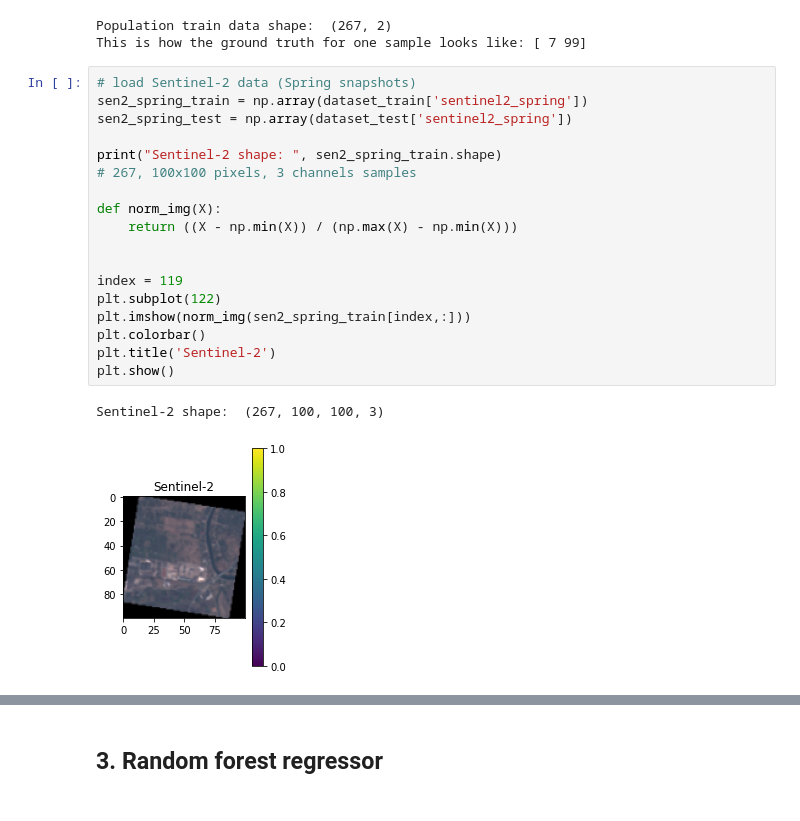
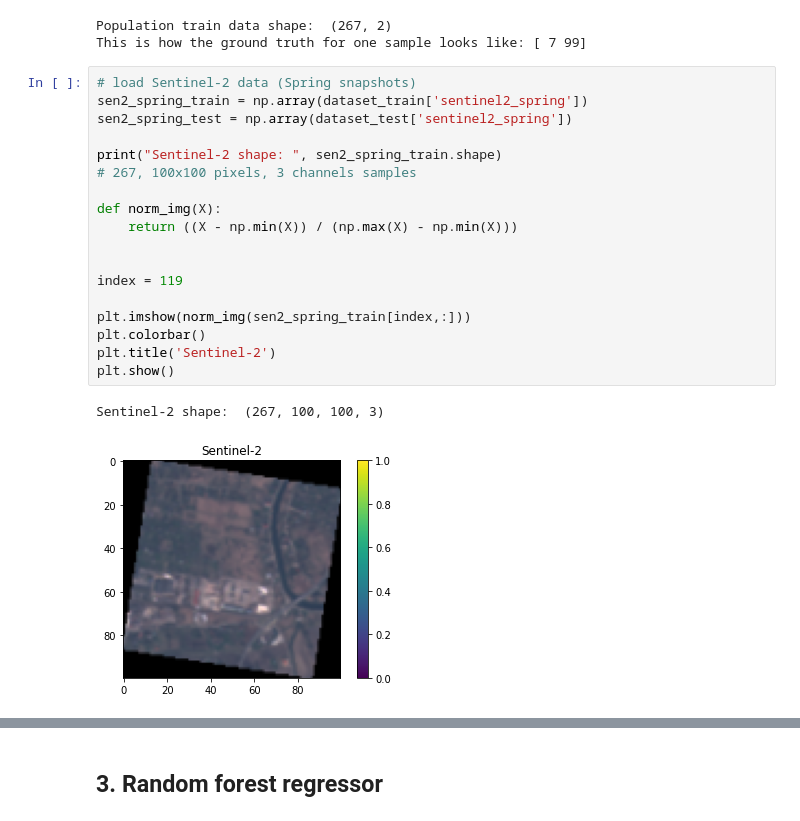
Before and after one commit to acamero/data-science-eo-regression, a Jupyter notebook: population_estimation.ipynb, the cells around one changed output, grey strips where cells are left out. Drawn from its saved outputs; the diff is of its cells as text.

```diff
--- a/population_estimation.ipynb
+++ b/population_estimation.ipynb
@@ -62,24 +65,24 @@ This is how the ground truth for one sample looks like: [ 7 99]
 # %%
 # load Sentinel-2 data (Spring snapshots)
 sen2_spring_train = np.array(dataset_train['sentinel2_spring'])
 sen2_spring_test = np.array(dataset_test['sentinel2_spring'])
 
 print("Sentinel-2 shape: ", sen2_spring_train.shape)
 # 267, 100x100 pixels, 3 channels samples
 
 def norm_img(X):
     return ((X - np.min(X)) / (np.max(X) - np.min(X)))
 
 
 index = 119
-plt.subplot(122)
+
 plt.imshow(norm_img(sen2_spring_train[index,:]))
 plt.colorbar()
 plt.title('Sentinel-2')
 plt.show()
 # %% [output]
 Sentinel-2 shape:  (267, 100, 100, 3)
-[figure, old version]
+[figure, new version]
 # %%
 # load VIIRS
 viirs_train = np.array(dataset_train['viirs'])
```
Also changed, not shown: parts of 23 cells of this notebook, 4 other files.
